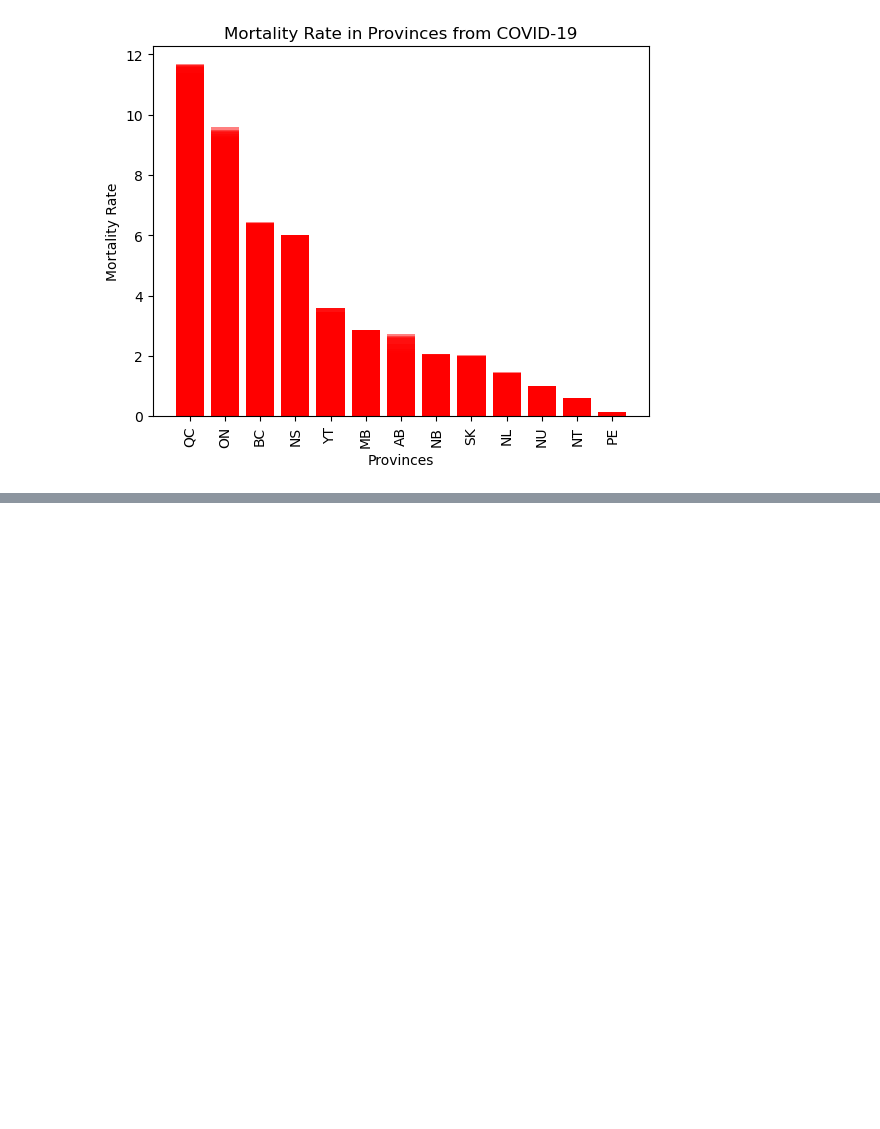
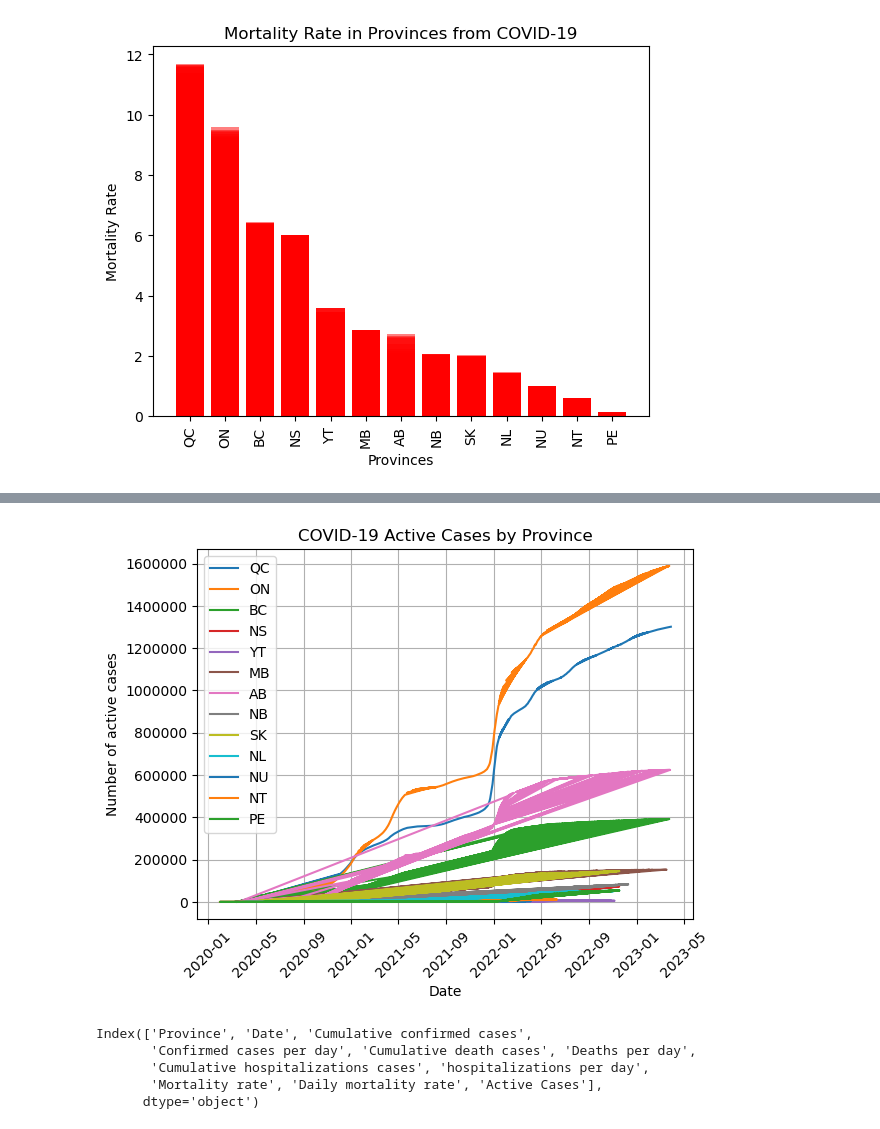
Before and after one commit to svafaeva93/Covid19AnalysisCanada, a Jupyter notebook: Data_visualization_API.ipynb, the cells around one changed output, grey strips where cells are left out. Cells and saved outputs as stored; diff of their text form; code cells hidden in the pictures; blank space fills up the shorter version.

```diff
--- a/Data_visualization_API.ipynb
+++ b/Data_visualization_API.ipynb
@@ -272,10 +304,10 @@ sorted_by_province.rename(columns={"Cumulative confirmed cases": "Average confir
 # %%
 # Graph of mortality rate by province
 
-covid_combined_final_sorted_filled = covid_combined_final_sorted_filled.sort_values("Mortality rate",ascending = False)
+covid_dataframe_df = covid_dataframe_df.sort_values("Mortality rate",ascending = False)
 
-x_value = covid_combined_final_sorted_filled["Province"]
-y_value=covid_combined_final_sorted_filled["Mortality rate"]
+x_value = covid_dataframe_df["Province"]
+y_value=covid_dataframe_df["Mortality rate"]
 
 plt.bar(x_value, y_value, color='red', alpha=0.5, align='center')
 plt.xlabel("Provinces")
@@ -324,0 +334,34 @@ sorted_by_province=pd.DataFrame
+# %%
+
+for province in covid_dataframe_df['Province'].unique():
+    # Filter the data for the current province
+    province_data = covid_dataframe_df[covid_dataframe_df['Province'] == province]
+
+    # Create a line plot of active cases over time for the current province
+    plt.plot(province_data['Date'], province_data['Active Cases'], label=province)
+
+# Set the x-label, y-label, and title of the plot
+plt.xlabel('Date')
+plt.ylabel('Number of active cases')
+plt.title('COVID-19 Active Cases by Province')
+plt.grid()
+
+plt.xticks(rotation=45)
+plt.yscale('linear')
+
+plt.gca().yaxis.set_major_formatter(ticker.FuncFormatter(lambda y, _: '{:.0f}'.format(y)))
+
+plt.legend()
+
+# Display the plot
+plt.show()
+# %% [output]
+[figure, added]
+# %%
+covid_dataframe_df.columns
+# %% [output]
+Index(['Province', 'Date', 'Cumulative confirmed cases',
+       'Confirmed cases per day', 'Cumulative death cases', 'Deaths per day',
+       'Cumulative hospitalizations cases', 'hospitalizations per day',
+       'Mortality rate', 'Daily mortality rate', 'Active Cases'],
+      dtype='object')
```
Also changed, not shown: parts of 15 cells of this notebook.
